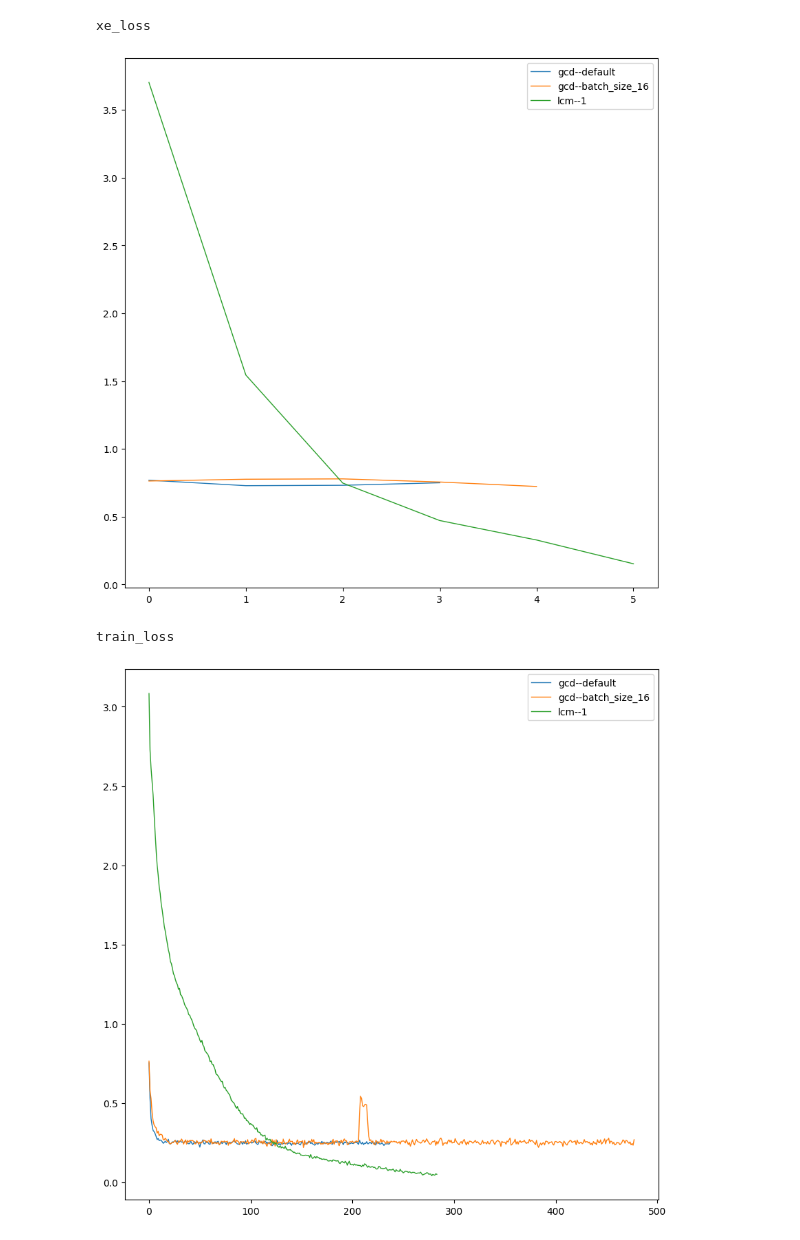
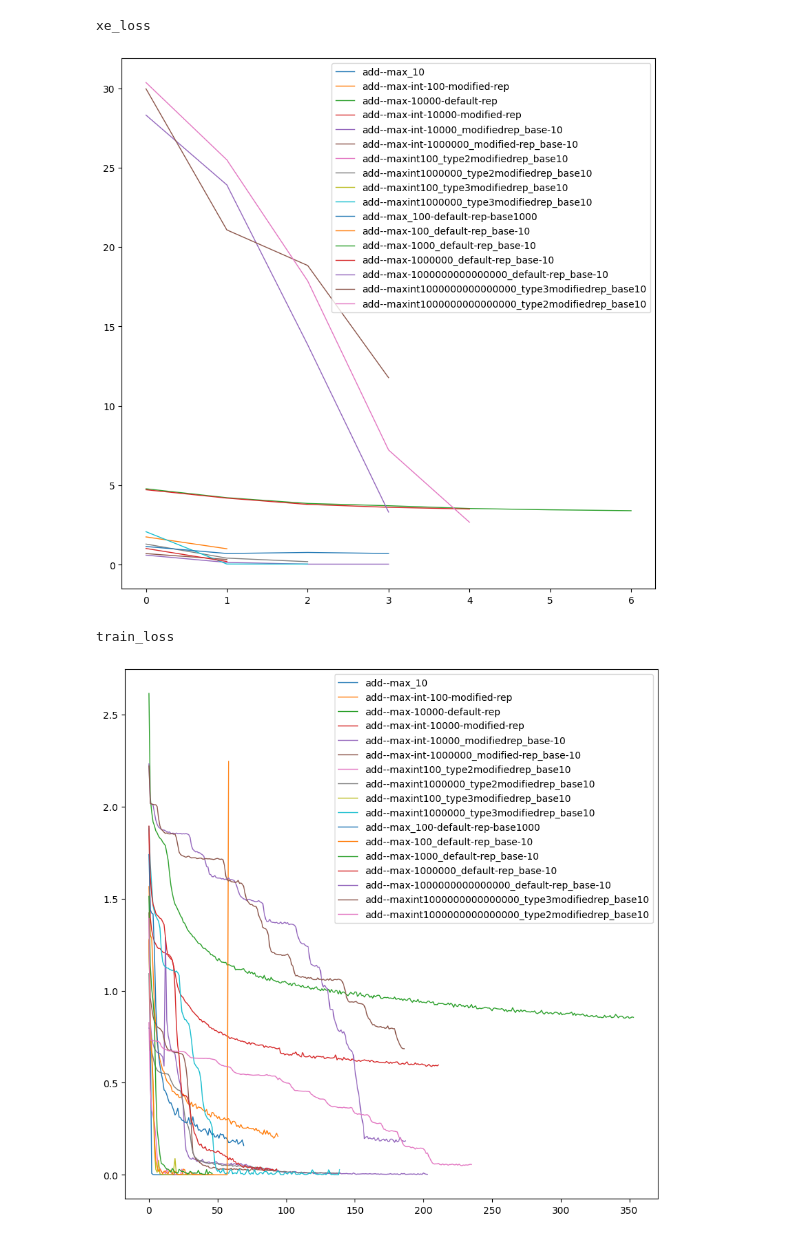
Before and after one commit to Jqiu149/Int2Int, a Jupyter notebook: tools/ReadXP.ipynb, the cells around one changed output. Cells and saved outputs as stored; diff of their text form; code cells hidden in the pictures.

```diff
--- a/tools/ReadXP.ipynb
+++ b/tools/ReadXP.ipynb
@@ -35,7 +25,7 @@ from operator import itemgetter
 path = '/content/drive/MyDrive/example+trained_model_data/'
 stderr_path= ""
 
-xp_env = ["gcd", "lcm"]
+xp_env = ["add"]
 
 indicator = "valid_arithmetic"
 
@@ -435,7 +426,7 @@ print()
 
 print_table(runningtab, runargs, sort=True)
 
-training_curve(fdata, "acc",0,-1, None, export_to = "")
+training_curve(fdata, "acc")
 
 training_curve(fdata, "perfect")
 training_curve(fdata, "correct")
@@ -472,4 +463,4 @@ correct
 xe_loss
-[figure, old version]
+[figure, new version]
 train_loss
-[figure, old version]
+[figure, new version]
```
Also changed, not shown: parts of 6 cells of this notebook.
